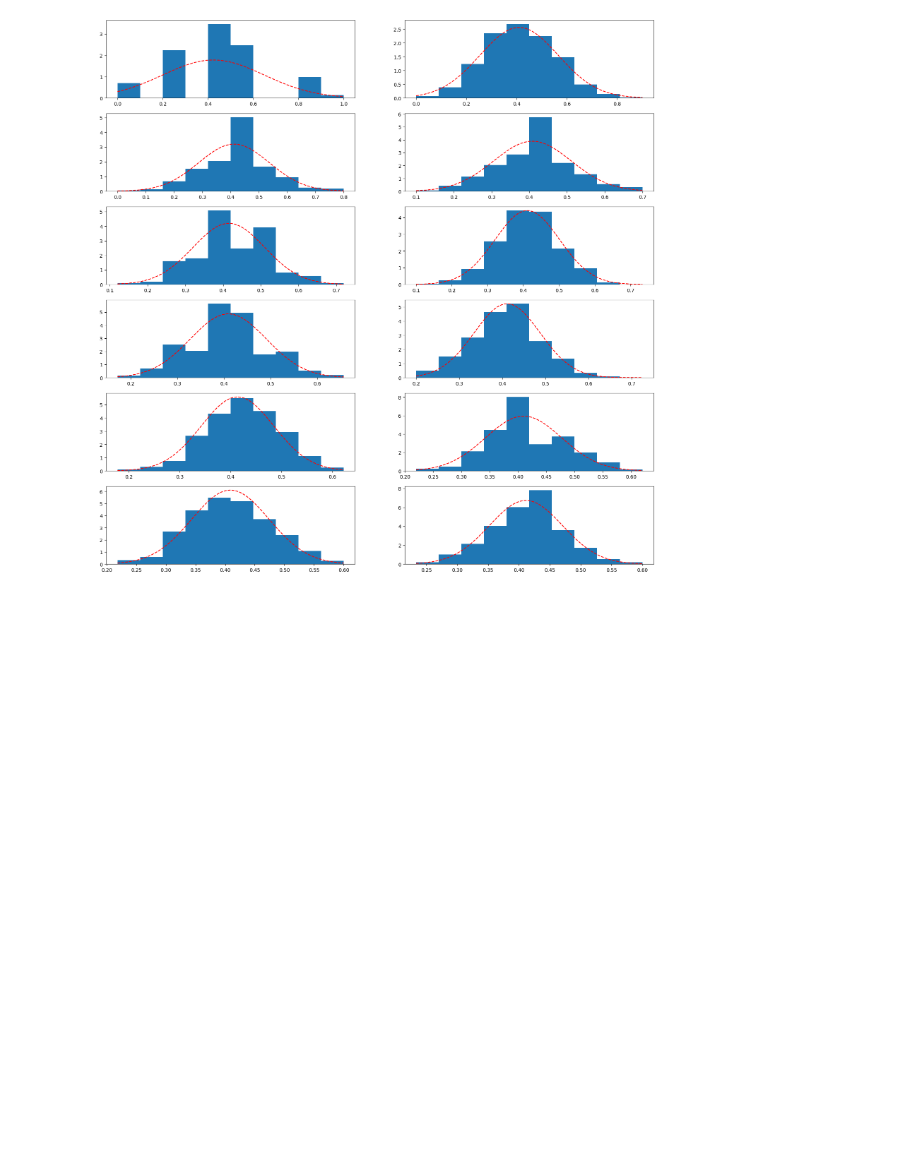
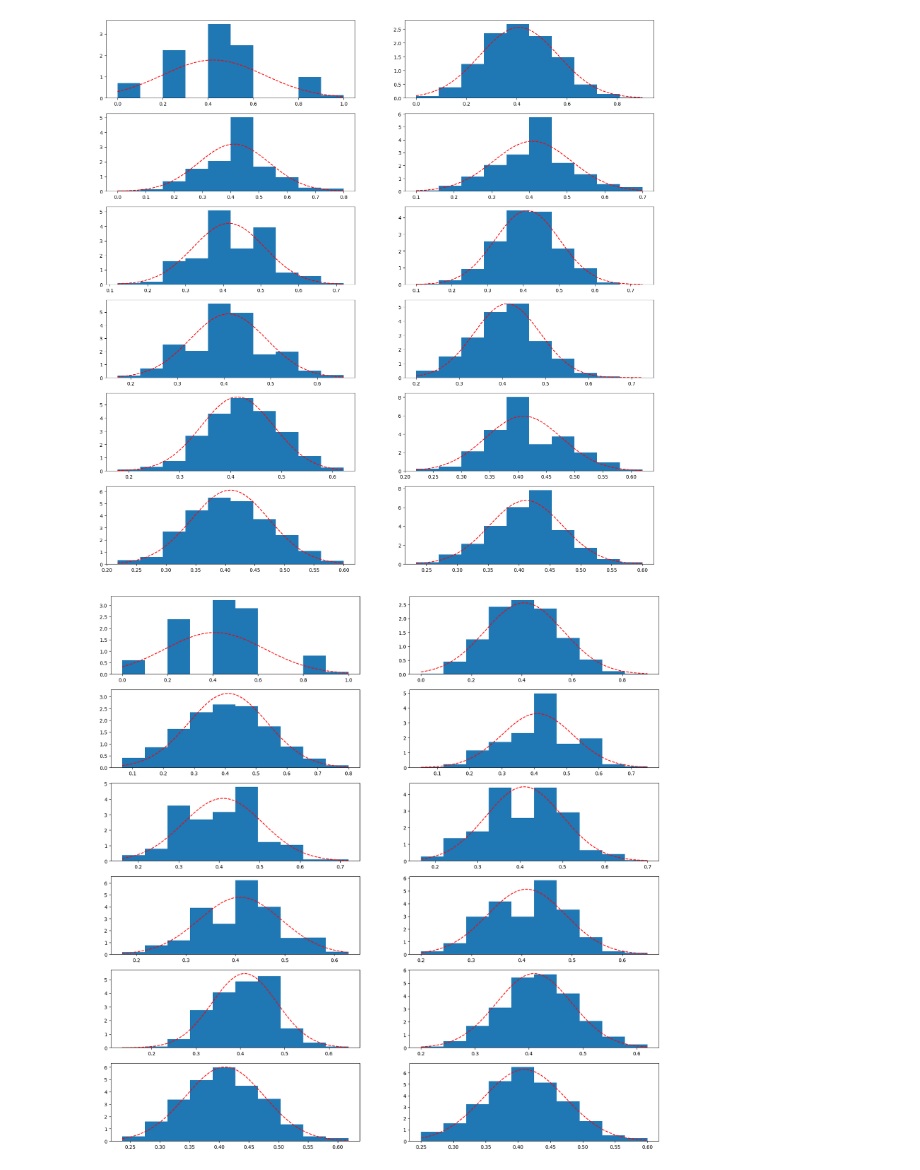
Before and after one commit to Pavansyamala/Statistics, a Jupyter notebook: samplingofsamplevariances.ipynb, the cells around one changed output. Drawn from its saved outputs; the diff is of its cells as text; code cells hidden in the pictures; blank space fills up the shorter version.

Commit message:
Sampling Distribution of mean , variance , proportion

```diff
--- a/samplingofsamplevariances.ipynb
+++ b/samplingofsamplevariances.ipynb
@@ -226,3 +225,22 @@ for i in sample_sizes:
     count += 1
 # %% [output]
 [figure]
+# %%
+p = data['sex_con'].mean()
+plt.figure(figsize=(20,20))
+count = 1
+for i in sample_sizes:
+    plt.subplot(6 , 2 , count)
+    sample_proportions = []
+    for j in range(1000):
+        sample = data['sex_con'].sample(i)
+        sample_proportions.append(sample.mean())
+    lb = min(sample_proportions)
+    ub = max(sample_proportions)
+    x = np.linspace(lb , ub , 1000)
+    y = norm.pdf(x , p , ((p*(1-p))/i)**(0.5))
+    plt.hist(sample_proportions , bins = 10 , range = (lb , ub) , density=True)
+    plt.plot(x , y , 'r--')
+    count += 1
+# %% [output]
+[figure, added]
```
Also changed, not shown: parts of 1 cell of this notebook.
